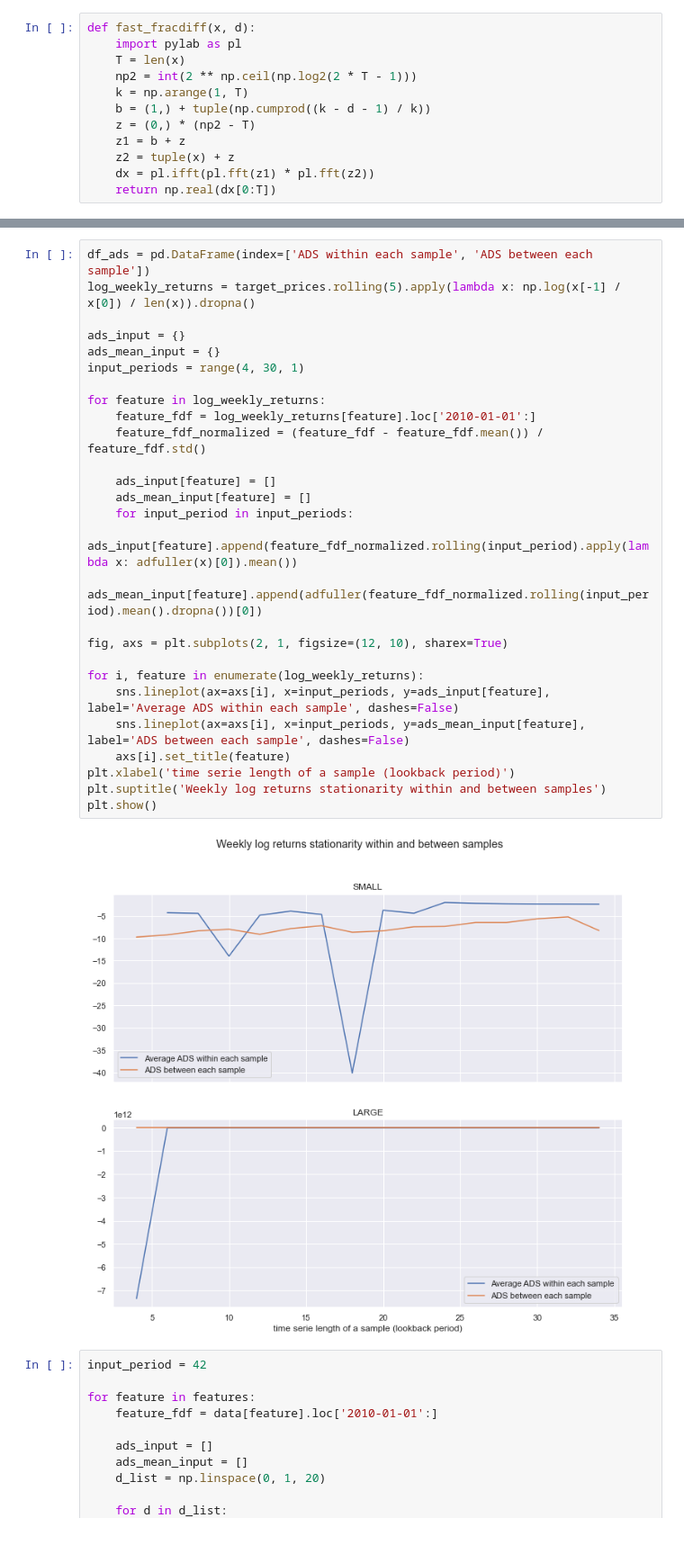
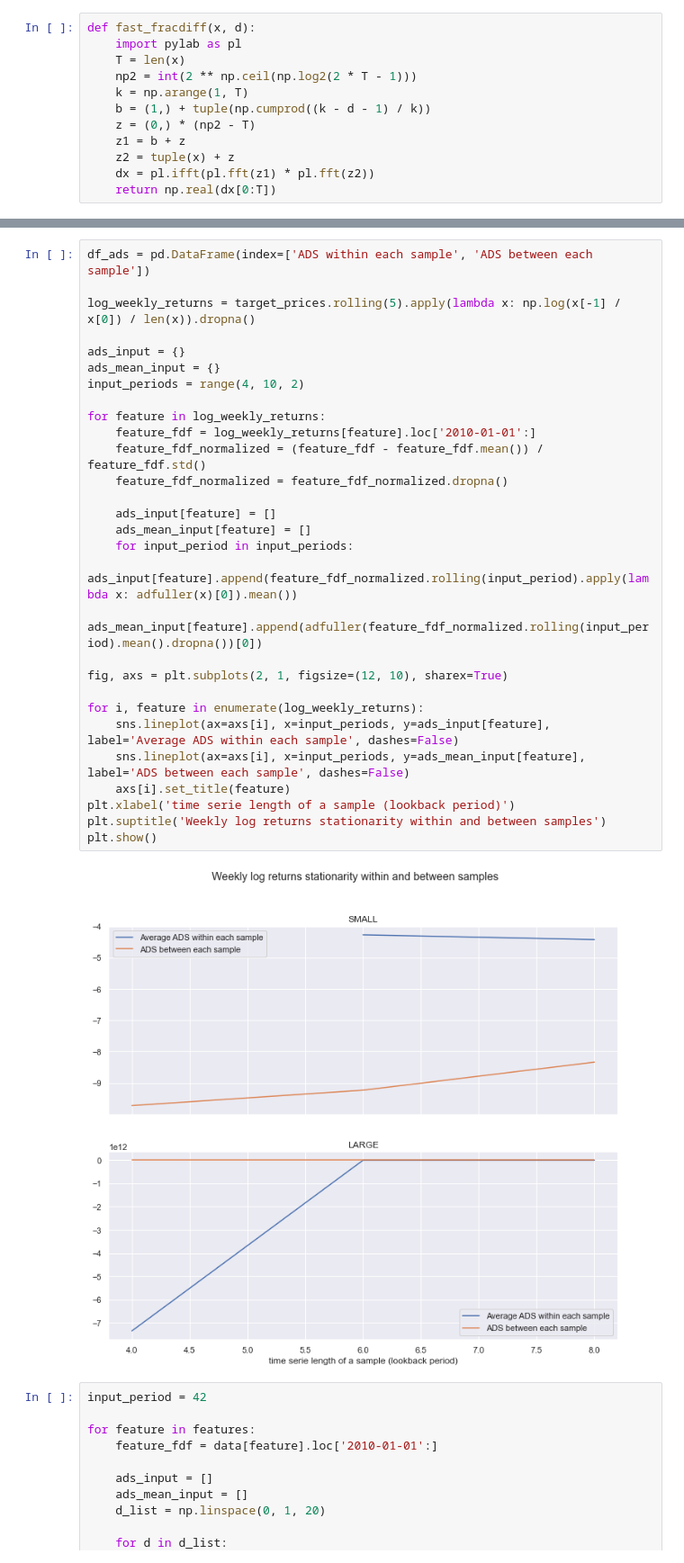
Before and after one commit to lacoupe/BCVS, a Jupyter notebook: SW/size/size.ipynb, the cells around one changed output, grey strips where cells are left out. Shown at 90% size. Saved outputs shown, nothing was run; the diff lists cells and outputs as text.

```diff
--- a/SW/size/size.ipynb
+++ b/SW/size/size.ipynb
@@ -186,32 +161,34 @@ target_prices.rolling(5).apply(lambda x: np.log(x[-1] / x[0]) / len(x))
 # %%
 df_ads = pd.DataFrame(index=['ADS within each sample', 'ADS between each sample'])
+
 log_weekly_returns = target_prices.rolling(5).apply(lambda x: np.log(x[-1] / x[0]) / len(x)).dropna()
 
 ads_input = {}
 ads_mean_input = {}
-input_periods = range(4, 30, 1)
+input_periods = range(4, 10, 2)
 
 for feature in log_weekly_returns:
     feature_fdf = log_weekly_returns[feature].loc['2010-01-01':]
     feature_fdf_normalized = (feature_fdf - feature_fdf.mean()) / feature_fdf.std()
+    feature_fdf_normalized = feature_fdf_normalized.dropna()
 
     ads_input[feature] = []
     ads_mean_input[feature] = []
     for input_period in input_periods:
         ads_input[feature].append(feature_fdf_normalized.rolling(input_period).apply(lambda x: adfuller(x)[0]).mean())
         ads_mean_input[feature].append(adfuller(feature_fdf_normalized.rolling(input_period).mean().dropna())[0])
 
 fig, axs = plt.subplots(2, 1, figsize=(12, 10), sharex=True)
 
 for i, feature in enumerate(log_weekly_returns):
     sns.lineplot(ax=axs[i], x=input_periods, y=ads_input[feature], label='Average ADS within each sample', dashes=False)
     sns.lineplot(ax=axs[i], x=input_periods, y=ads_mean_input[feature], label='ADS between each sample', dashes=False)
     axs[i].set_title(feature)
 plt.xlabel('time serie length of a sample (lookback period)')
 plt.suptitle('Weekly log returns stationarity within and between samples')
 plt.show()
 # %% [output]
-[figure, old version]
+[figure, new version]
 # %%
 input_period = 42
 
```
Also changed, not shown: parts of 6 cells of this notebook, 11 other files.
